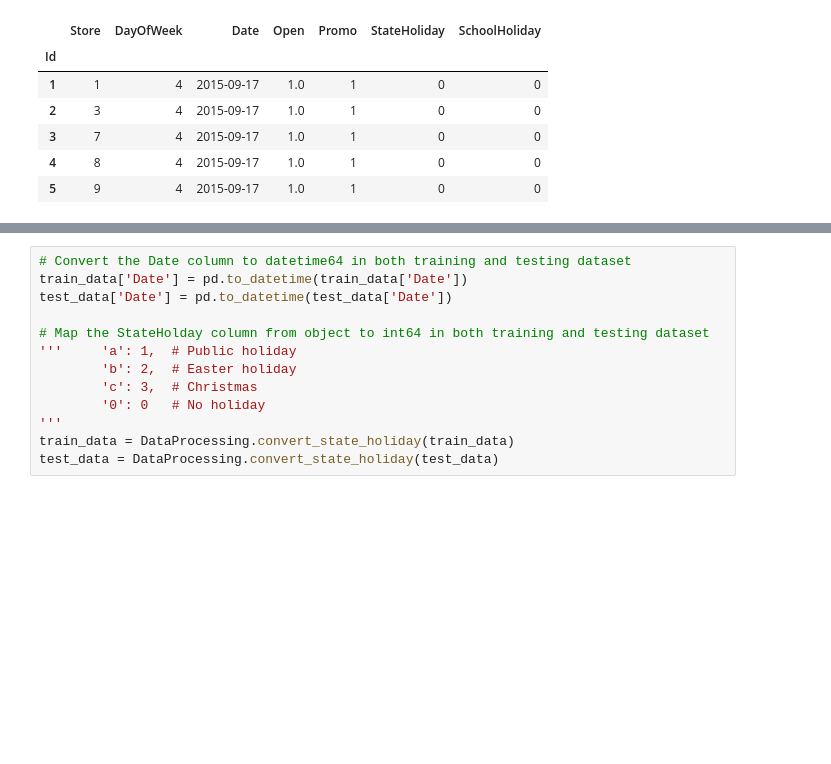
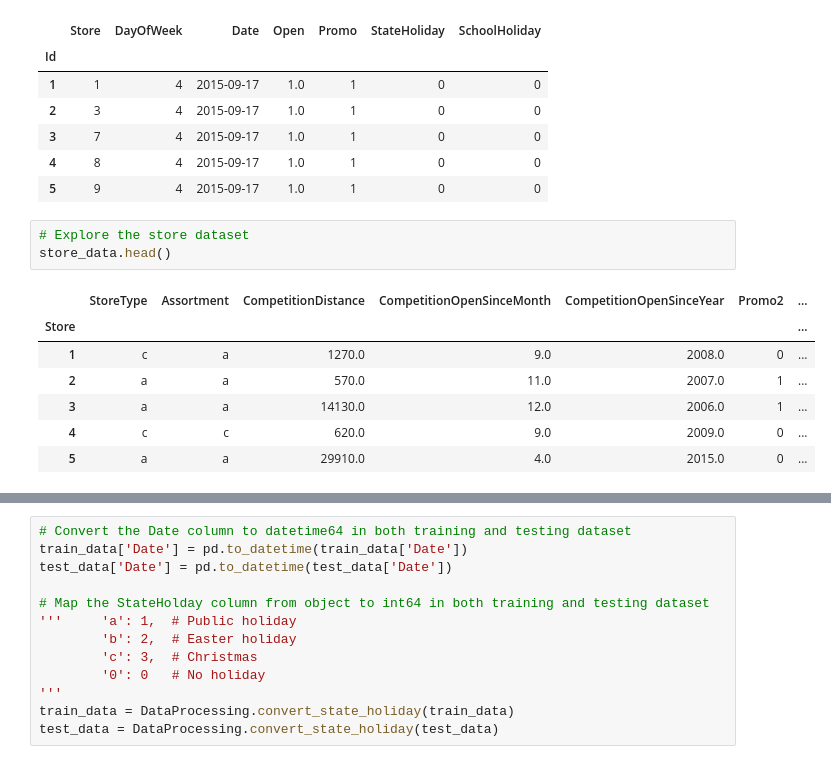
Before and after one commit to epythonlab/rossmann-pharma-sales-prediction, a Jupyter notebook: notebooks/EDA_Rossmann_Store_Sales.ipynb, the cells around one changed output, grey strips where cells are left out. Drawn from its saved outputs; the diff is of its cells as text; blank space fills up the shorter version.

```diff
--- a/notebooks/EDA_Rossmann_Store_Sales.ipynb
+++ b/notebooks/EDA_Rossmann_Store_Sales.ipynb
@@ -60,3 +62,14 @@ test_data.head()
 | 3 | 7 | 4 | 2015-09-17 | 1.0 | 1 | 0 | 0 |
 | 4 | 8 | 4 | 2015-09-17 | 1.0 | 1 | 0 | 0 |
 | 5 | 9 | 4 | 2015-09-17 | 1.0 | 1 | 0 | 0 |
+# %%
+# Explore the store dataset
+store_data.head()
+# %% [output]
+|  | StoreType | Assortment | CompetitionDistance | CompetitionOpenSinceMonth | CompetitionOpenSinceYear | Promo2 | ... |
+| Store |  |  |  |  |  |  | ... |
+| 1 | c | a | 1270.0 | 9.0 | 2008.0 | 0 | ... |
+| 2 | a | a | 570.0 | 11.0 | 2007.0 | 1 | ... |
+| 3 | a | a | 14130.0 | 12.0 | 2006.0 | 1 | ... |
+| 4 | c | c | 620.0 | 9.0 | 2009.0 | 0 | ... |
+| 5 | a | a | 29910.0 | 4.0 | 2015.0 | 0 | ... |
```
Also changed, not shown: parts of 17 cells of this notebook, 1 other file.
